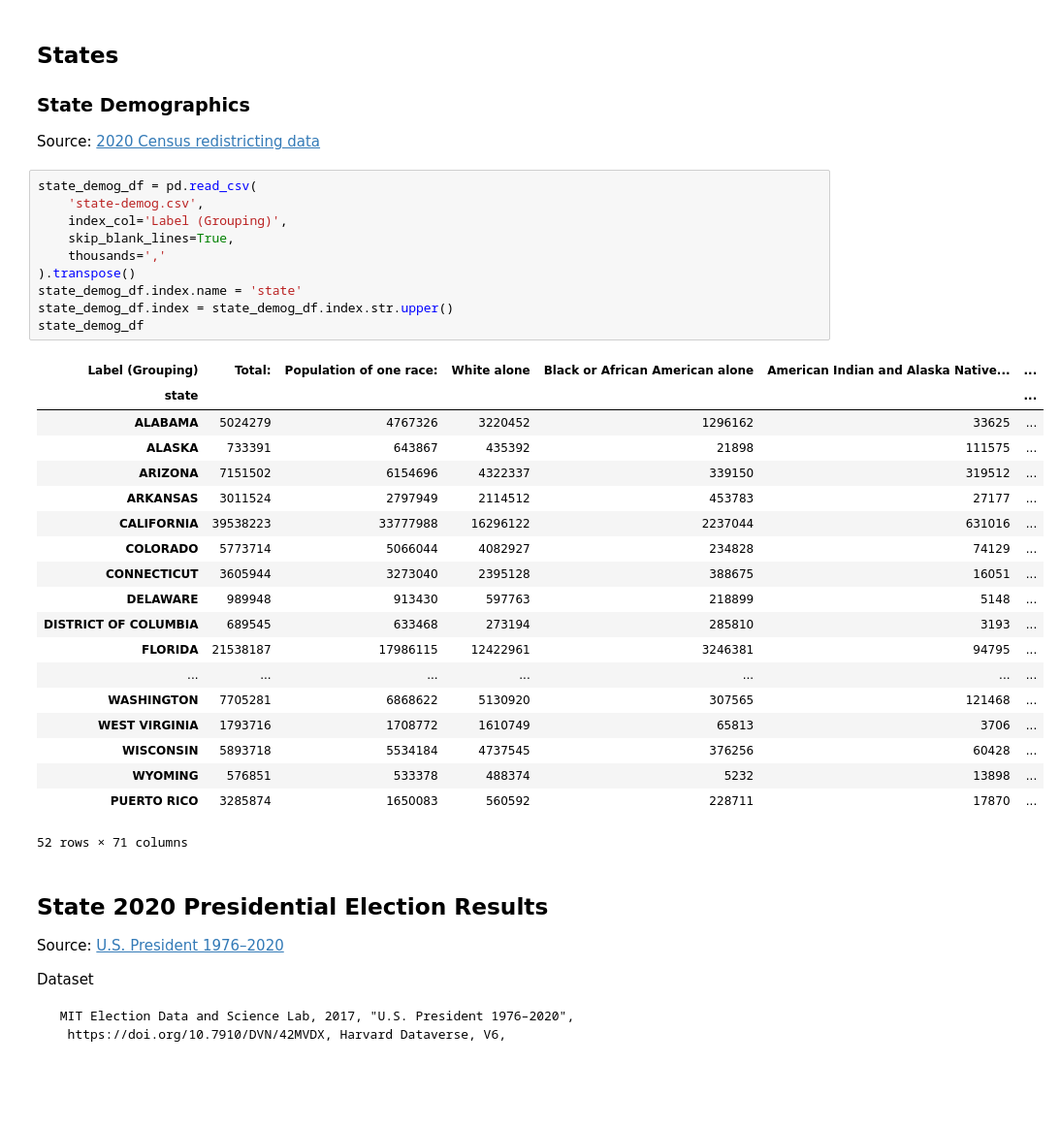
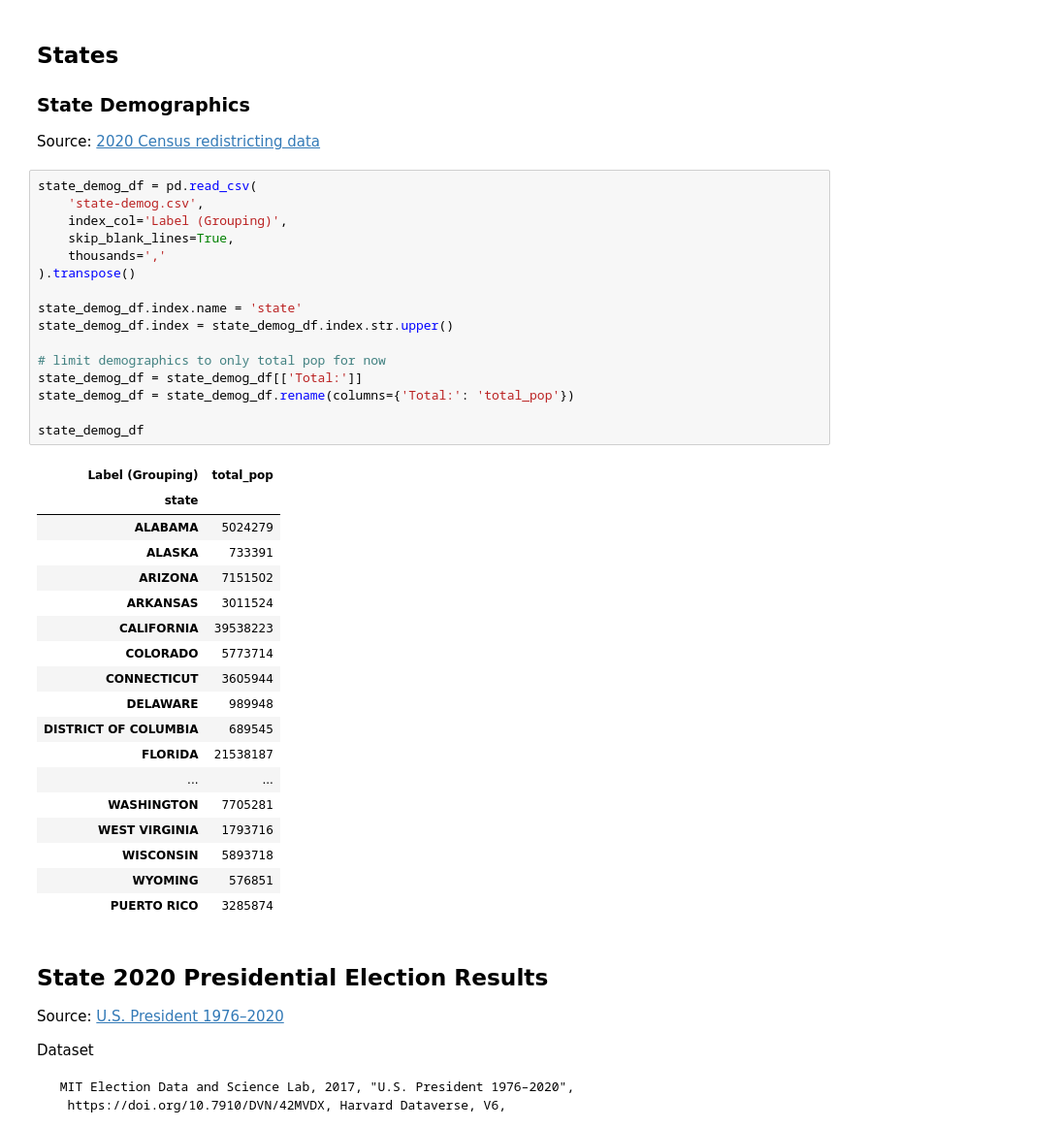
Before and after one commit to saylorsd/minority-rule, a Jupyter notebook: join.ipynb, the cells around one changed output. Shown: that part at 97% size. Drawn from its saved outputs; the diff is of its cells as text; blank space fills up the shorter version.

```diff
--- a/join.ipynb
+++ b/join.ipynb
@@ -174,33 +185,38 @@ Source: [2020 Census redistricting data](https://www.census.gov/programs-surveys
 # %%
 state_demog_df = pd.read_csv(
     'state-demog.csv',
     index_col='Label (Grouping)',
     skip_blank_lines=True,
     thousands=','
 ).transpose()
+
 state_demog_df.index.name = 'state'
 state_demog_df.index = state_demog_df.index.str.upper()
+
+# limit demographics to only total pop for now
+state_demog_df = state_demog_df[['Total:']]
+state_demog_df = state_demog_df.rename(columns={'Total:': 'total_pop'})
+
 state_demog_df
 # %% [output]
-| Label (Grouping) | Total: | Population of one race: | White alone | Black or African American alone | American Indian and Alaska Native... | ... |
-| state |  |  |  |  |  | ... |
-| ALABAMA | 5024279 | 4767326 | 3220452 | 1296162 | 33625 | ... |
-| ALASKA | 733391 | 643867 | 435392 | 21898 | 111575 | ... |
-| ARIZONA | 7151502 | 6154696 | 4322337 | 339150 | 319512 | ... |
-| ARKANSAS | 3011524 | 2797949 | 2114512 | 453783 | 27177 | ... |
-| CALIFORNIA | 39538223 | 33777988 | 16296122 | 2237044 | 631016 | ... |
-| COLORADO | 5773714 | 5066044 | 4082927 | 234828 | 74129 | ... |
-| CONNECTICUT | 3605944 | 3273040 | 2395128 | 388675 | 16051 | ... |
-| DELAWARE | 989948 | 913430 | 597763 | 218899 | 5148 | ... |
-| DISTRICT OF COLUMBIA | 689545 | 633468 | 273194 | 285810 | 3193 | ... |
-| FLORIDA | 21538187 | 17986115 | 12422961 | 3246381 | 94795 | ... |
-| ... | ... | ... | ... | ... | ... | ... |
-| WASHINGTON | 7705281 | 6868622 | 5130920 | 307565 | 121468 | ... |
-| WEST VIRGINIA | 1793716 | 1708772 | 1610749 | 65813 | 3706 | ... |
-| WISCONSIN | 5893718 | 5534184 | 4737545 | 376256 | 60428 | ... |
-| WYOMING | 576851 | 533378 | 488374 | 5232 | 13898 | ... |
-| PUERTO RICO | 3285874 | 1650083 | 560592 | 228711 | 17870 | ... |
+| Label (Grouping) | total_pop |
+| state |  |
+| ALABAMA | 5024279 |
+| ALASKA | 733391 |
+| ARIZONA | 7151502 |
+| ARKANSAS | 3011524 |
+| CALIFORNIA | 39538223 |
+| COLORADO | 5773714 |
+| CONNECTICUT | 3605944 |
+| DELAWARE | 989948 |
+| DISTRICT OF COLUMBIA | 689545 |
+| FLORIDA | 21538187 |
+| ... | ... |
+| WASHINGTON | 7705281 |
+| WEST VIRGINIA | 1793716 |
+| WISCONSIN | 5893718 |
+| WYOMING | 576851 |
+| PUERTO RICO | 3285874 |
-52 rows × 71 columns
 # %% [markdown]
 ## State 2020 Presidential Election Results
 Source: [U.S. President 1976–2020](https://dataverse.harvard.edu/file.xhtml?fileId=4299753&version=6.0)
```
Also changed, not shown: parts of 10 cells of this notebook, 18 other files.
